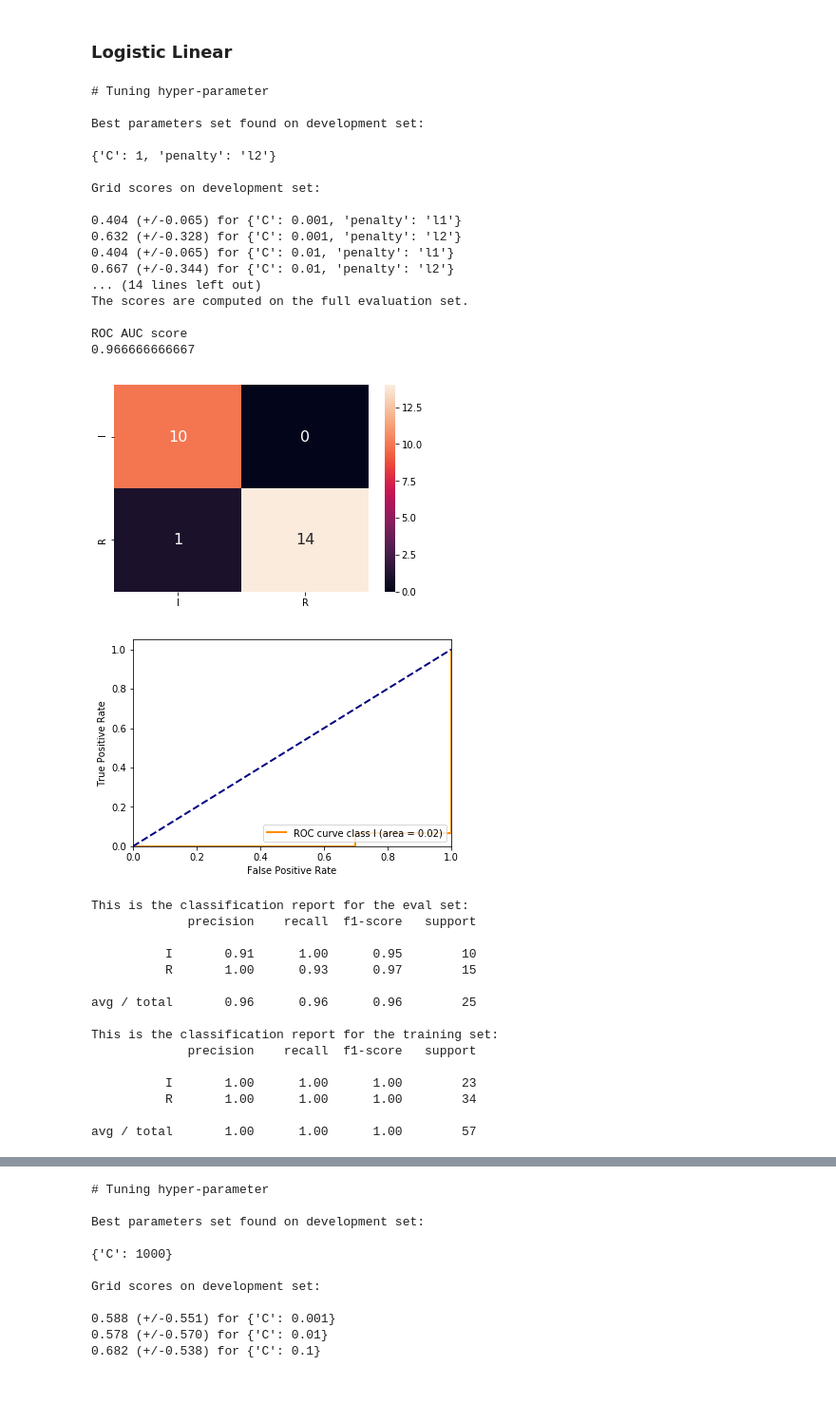
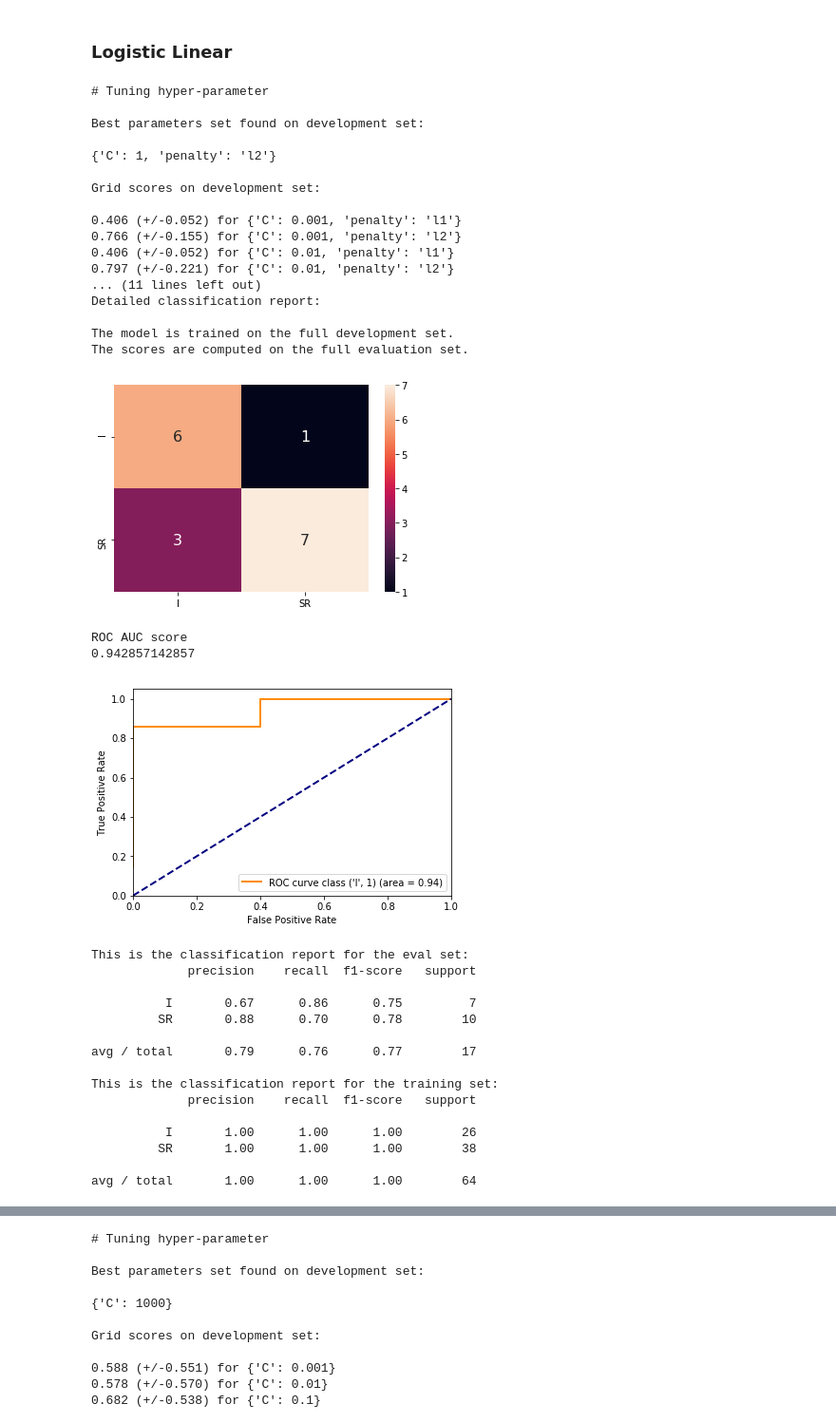
Before and after one commit to annamerk/crmo-diagnosis-using-mri, a Jupyter notebook: inception/Inception CNN retraining.ipynb, the cells around one changed output, grey strips where cells are left out. Shown at 95% size. Saved outputs shown, nothing was run; the diff lists cells and outputs as text; code cells hidden in the pictures; blank space fills up the shorter version.

Commit message:
more modeling

```diff
--- a/inception/Inception CNN retraining.ipynb
+++ b/inception/Inception CNN retraining.ipynb
@@ -28,12 +28,8 @@ def load_data(pickle_file):
     data = pd.read_pickle(pickle_file)
     # Split the data into training set and test set.
     # DONT look at what is in the test set
-    test_patient_ids = ['2','32','24','24b','6','7', '41']
-    test_patient_keys = ['6/10-23-14/11-16-17','7/4-10-12/5-28-15','2/12-11-12/12-17-13',
-                          '24/3-11-14/8-14-14','24b/3-11-14/8-14-14','32/12-17-15/1-5-17',
-                          '41/1-25-11/8-7-12']
-    test_data = data.loc[test_patient_keys]
-    train_data = data.loc[data.index.difference(test_patient_keys)]
+    test_data = data.loc[utils.TEST_KEYS]
+    train_data = data.loc[data.index.difference(utils.TEST_KEYS)]
     return train_data, test_data
 # %%
 train_inception_concat, test_inception_concat = load_data('data_inception_cnn.pkl')
@@ -604,43 +562,45 @@ def train_logistic(X,y, multiclass, cv=LeavePOut(3), test_size=0.3):
     return lr.best_estimator_
 # %%
 # AFTER STRATIFY
-lr = train_logistic(X_reduced_aug, y_reduced_aug, False, cv=7, test_size=0.3)
+lr = train_logistic(X_reduced_aug, y_reduced_aug, False, cv=7, test_size=0.2)
 pickle.dump(lr, open("lr_binary_reduced_model_aug.pkl", "wb") )
 # %% [output]
 # Tuning hyper-parameter
 
 Best parameters set found on development set:
 
 {'C': 1, 'penalty': 'l2'}
 
 Grid scores on development set:
 
-0.404 (+/-0.065) for {'C': 0.001, 'penalty': 'l1'}
-0.632 (+/-0.328) for {'C': 0.001, 'penalty': 'l2'}
-0.404 (+/-0.065) for {'C': 0.01, 'penalty': 'l1'}
-0.667 (+/-0.344) for {'C': 0.01, 'penalty': 'l2'}
-... (14 lines left out)
+0.406 (+/-0.052) for {'C': 0.001, 'penalty': 'l1'}
+0.766 (+/-0.155) for {'C': 0.001, 'penalty': 'l2'}
+0.406 (+/-0.052) for {'C': 0.01, 'penalty': 'l1'}
+0.797 (+/-0.221) for {'C': 0.01, 'penalty': 'l2'}
+... (11 lines left out)
+Detailed classification report:
+
+The model is trained on the full development set.
 The scores are computed on the full evaluation set.
-
-ROC AUC score
-0.966666666667
-[figure, old version]
+[figure, new version]
+ROC AUC score
+0.942857142857
-[figure, old version]
+[figure, new version]
-This is the classification report for the eval set:
-             precision    recall  f1-score   support
-
-          I       0.91      1.00      0.95        10
-          R       1.00      0.93      0.97        15
-
-avg / total       0.96      0.96      0.96        25
-
-This is the classification report for the training set:
-             precision    recall  f1-score   support
-
-          I       1.00      1.00      1.00        23
-          R       1.00      1.00      1.00        34
-
-avg / total       1.00      1.00      1.00        57
+This is the classification report for the eval set:
+             precision    recall  f1-score   support
+
+          I       0.67      0.86      0.75         7
+         SR       0.88      0.70      0.78        10
+
+avg / total       0.79      0.76      0.77        17
+
+This is the classification report for the training set:
+             precision    recall  f1-score   support
+
+          I       1.00      1.00      1.00        26
+         SR       1.00      1.00      1.00        38
+
+avg / total       1.00      1.00      1.00        64
 # %%
 lr = train_logistic(X_reduced_aug, y_reduced_aug, False, 7)
 pickle.dump(lr, open("lr_binary_reduced_model_aug.pkl", "wb") )
```
Also changed, not shown: parts of 18 cells of this notebook, 8 other files.
